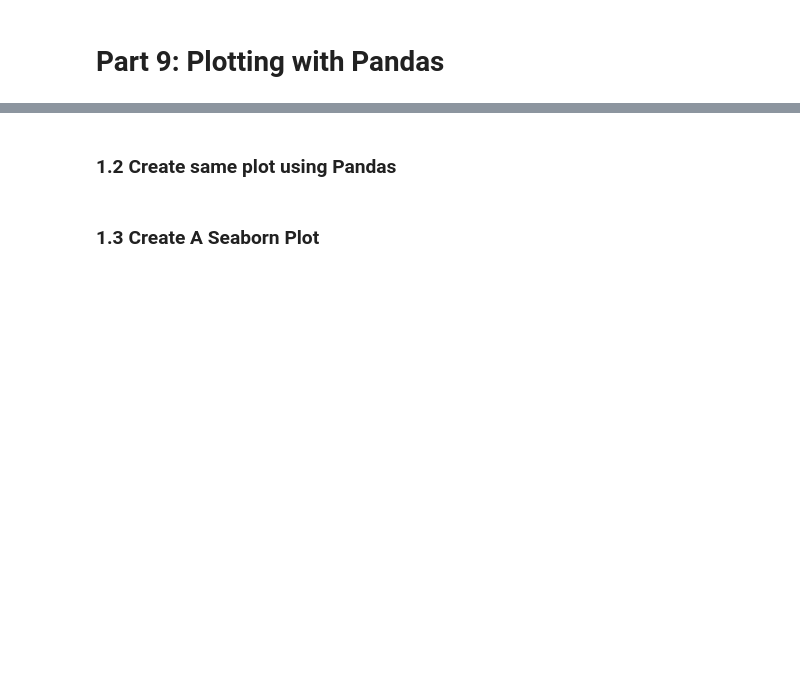
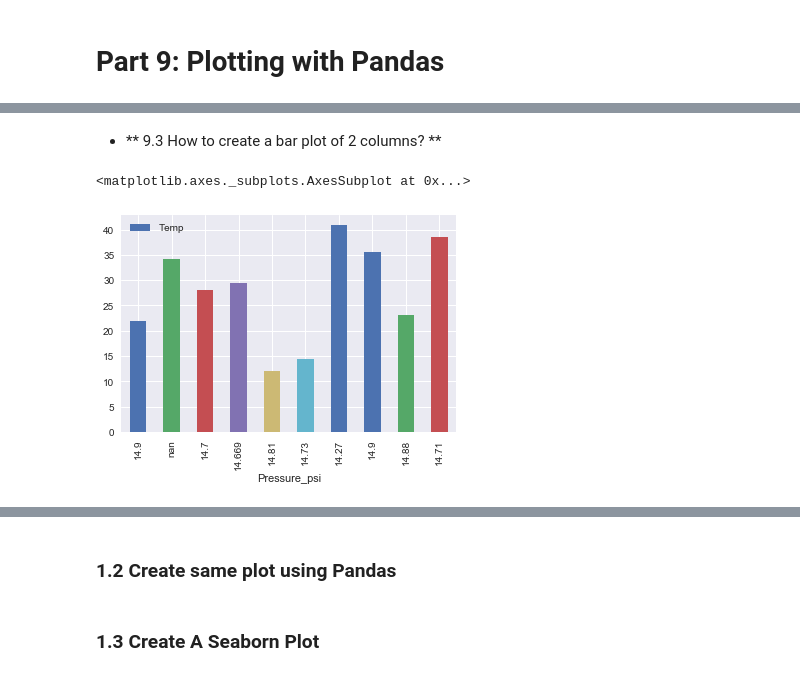
Before and after one commit to Ram-N/data-analysis-using-python, a Jupyter notebook: Notebooks/A-Z_Pandas_Cookbook_with_Questions_and_Answers_RN.ipynb, the cells around one changed output, grey strips where cells are left out. Cells and saved outputs as stored; diff of their text form; code cells hidden in the pictures; blank space fills up the shorter version.

```diff
--- a/Notebooks/A-Z_Pandas_Cookbook_with_Questions_and_Answers_RN.ipynb
+++ b/Notebooks/A-Z_Pandas_Cookbook_with_Questions_and_Answers_RN.ipynb
@@ -583,0 +713,7 @@ df.shape, df.dropna().shape
+# %% [markdown]
+- ** 9.3 How to create a bar plot of 2 columns? **
+# %%
+df.plot(x='Pressure_psi', y='Temp', kind='bar') #note that the x-axis is NOT sorted. Each is treated as a label
+# %% [output]
+<matplotlib.axes._subplots.AxesSubplot at 0x...>
+[figure, added]
```
Also changed, not shown: parts of 46 cells of this notebook, 7 other files.
